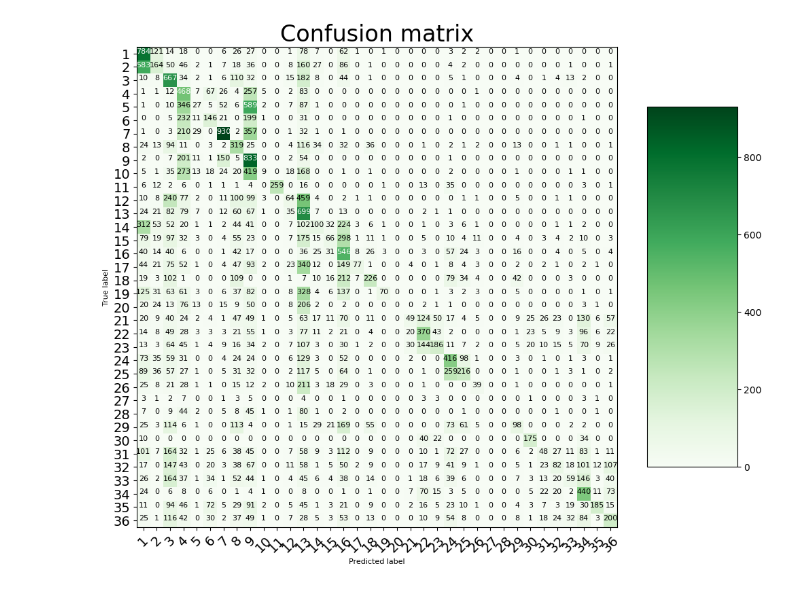
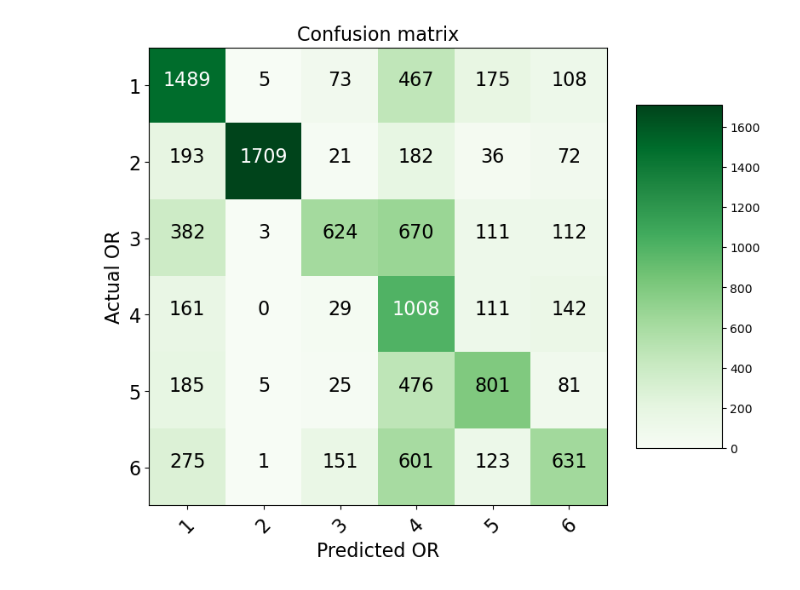
Before and after one commit to LiuDaveLiu/theatre-scheduling, a Jupyter notebook: modelling/RoomClass.ipynb, the cells around one changed output. Cells and saved outputs as stored; diff of their text form; code cells hidden in the pictures.

```diff
--- a/modelling/RoomClass.ipynb
+++ b/modelling/RoomClass.ipynb
@@ -12,21 +13,26 @@ from sklearn.pipeline import make_pipeline
 from sklearn.metrics import accuracy_score, confusion_matrix, precision_score, recall_score, roc_auc_score, roc_curve, f1_score
 # %%
 data_path = os.path.join(os.path.dirname(os.getcwd()), "data", "class.csv")
-data_path = os.path.join(os.path.dirname(os.getcwd()), "data", "class_mays.csv")
+# data_path = os.path.join(os.path.dirname(os.getcwd()), "data", "class_mays.csv")
+# data_path = os.path.join(os.path.dirname(os.getcwd()), "data", "class_mays2.csv")
 data_path = os.path.join(os.path.dirname(os.getcwd()), "data", "class_loc.csv")
 # %%
 df = pd.read_csv(data_path)
 # %%
-df = df[['Scheduled Setup Start', 'Scheduled Cleanup Complete', 'Room', 'Location', 'Primary Surgeon ID', 'Primary Service']]
+df = df[['Scheduled Setup Start', 'Scheduled Cleanup Complete', 'Room', 'Location', 'Primary Surgeon ID', 'Primary Service','Primary Procedure CPT Code']]
+# df = df[['Scheduled Setup Start', 'Scheduled Cleanup Complete', 'Room', 'Location', 'Primary Surgeon Name', 'Primary Service','Primary Procedure CPT Code']]
 df['Scheduled Setup Start']=pd.to_datetime(df['Scheduled Setup Start'])
 df['Scheduled Cleanup Complete']=pd.to_datetime(df['Scheduled Cleanup Complete'])
 df['Scheduled Room Duration']=(df['Scheduled Cleanup Complete']-df['Scheduled Setup Start']).astype('timedelta64[m]')
+# df['test']=1
 df = df.dropna()
+df['Primary Procedure CPT Code']=df['Primary Procedure CPT Code'].str.replace('\D+','').astype(int)
+
 df = df[df['Room'].str.contains(r'\d', regex=True)]
 df = df[df['Location']=='MAIN OR']
 # df = df[df['Location']=='MAYS OR']
 df['Room']=df.apply(lambda row: int(re.search(r'\d+', row['Room']).group()), axis = 1)
 df = df.loc[df['Room']<41]
 
-df['SurgeonID'] = df.groupby('Primary Surgeon ID').ngroup()
+# df['SurgeonID'] = df.groupby('Primary Surgeon ID').ngroup()
 df=df.assign(CaseID=range(len(df)))
@@ -33,2 +55,8 @@ df=df.assign(CaseID=range(len(df)))
 # %%
-X = df[['Primary Surgeon ID', 'Primary Service', 'Scheduled Room Duration']]
+X = df[['Primary Surgeon Name', 'Primary Service', 'Scheduled Room Duration', 'Primary Procedure CPT Code']]
+# X = df[['Primary Surgeon ID', 'Scheduled Room Duration']]
+# X = df[['Primary Service', 'test']]
+# X = df[['Primary Surgeon Name', 'test']]
+# X = np.array(df['Scheduled Room Duration'])
+# X = np.array(df['Primary Procedure CPT Code'])
+# X=X.reshape(-1, 1)
@@ -41,5 +70,7 @@ X_train, X_test, y_train, y_test = train_test_split(X,y,test_size=0.1, random_st
 # %%
-features_to_encode = ['Primary Surgeon ID', 'Primary Service']
+features_to_encode = ['Primary Surgeon Name', 'Primary Service']
+# features_to_encode = ['Primary Service']
+# features_to_encode = ['Primary Surgeon Name']
 # %%
 col_trans = make_column_transformer(
                         (OneHotEncoder(),features_to_encode),
@@ -85,30 +146,30 @@ The accuracy of the model is 29.2 %
 # %%
 import itertools
 def plot_confusion_matrix(cm, classes, normalize = False,
                           title='Confusion matrix',
                           cmap=plt.cm.Greens): # can change color
-    plt.figure(figsize = (10, 10))
+    plt.figure(figsize = (8, 8))
     plt.imshow(cm, interpolation='nearest', cmap=cmap)
-    plt.title(title, size = 24)
+    plt.title(title, size = 16)
     plt.colorbar(aspect=4)
     tick_marks = np.arange(len(classes))
-    plt.xticks(tick_marks, classes, rotation=45, size = 14)
-    plt.yticks(tick_marks, classes, size = 14)
+    plt.xticks(tick_marks, classes, rotation=45, size = 16)
+    plt.yticks(tick_marks, classes, size = 16)
     fmt = '.2f' if normalize else 'd'
     thresh = cm.max() / 2.
     # Label the plot
     for i, j in itertools.product(range(cm.shape[0]),   range(cm.shape[1])):
-        plt.text(j, i, format(cm[i, j], fmt), fontsize = 8, horizontalalignment="center", color="white" if cm[i, j] > thresh else "black")
+        plt.text(j, i, format(cm[i, j], fmt), fontsize = 16, horizontalalignment="center", color="white" if cm[i, j] > thresh else "black")
         plt.grid(None)
         plt.tight_layout()
-        plt.ylabel('True label', size = 8)
-        plt.xlabel('Predicted label', size = 8)
+        plt.ylabel('Actual OR', size = 16)
+        plt.xlabel('Predicted OR', size = 16)
 
 # Let's plot it out
 cm = confusion_matrix(y, y_pred)
-plot_confusion_matrix(cm, classes = [str(i) for i in range(1,37)])
+plot_confusion_matrix(cm, classes = [str(i) for i in range(1,7)])
 # %% [output]
-[figure, old version]
+[figure, new version]
 # %%
 print(rf_classifier.feature_importances_)
 print(f" There are {len(rf_classifier.feature_importances_)} features in total")
```
Also changed, not shown: parts of 16 cells of this notebook, 12 other files.
